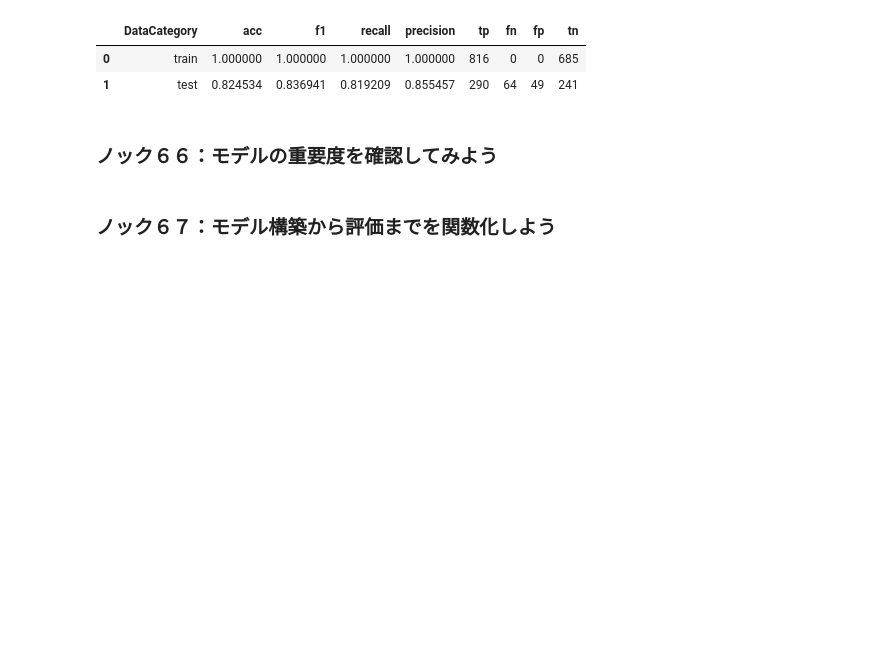
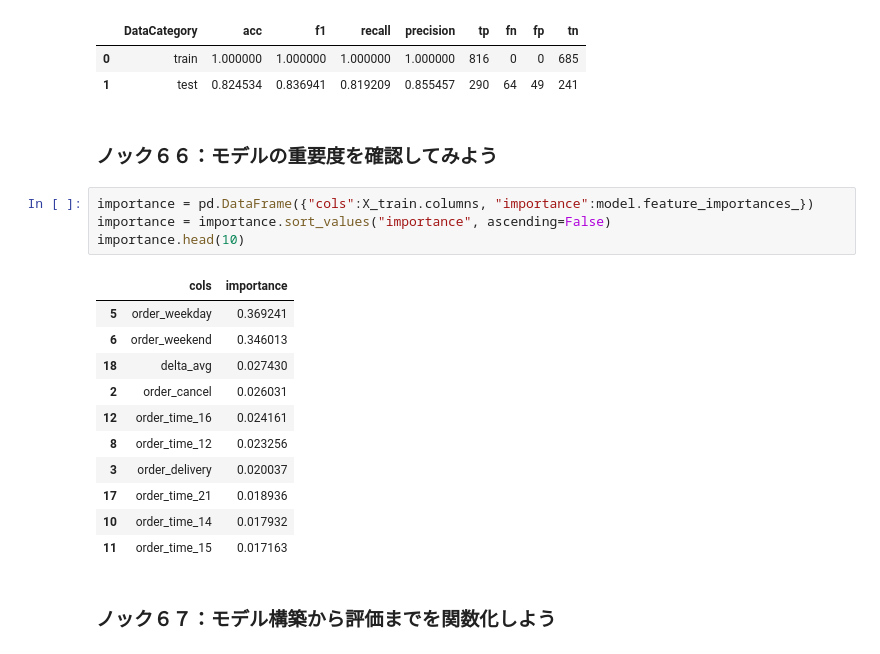
Before and after one commit to winuim/python-lm-system-100, a Jupyter notebook: chapter-7/chapter-7.ipynb, the cells around one changed output. Drawn from its saved outputs; the diff is of its cells as text; blank space fills up the shorter version.

```diff
--- a/chapter-7/chapter-7.ipynb
+++ b/chapter-7/chapter-7.ipynb
@@ -183,6 +183,22 @@ score
 | 1 | test | 0.824534 | 0.836941 | 0.819209 | 0.855457 | 290 | 64 | 49 | 241 |
 # %% [markdown]
 ### ノック６６：モデルの重要度を確認してみよう
+# %%
+importance = pd.DataFrame({"cols":X_train.columns, "importance":model.feature_importances_})
+importance = importance.sort_values("importance", ascending=False)
+importance.head(10)
+# %% [output]
+|  | cols | importance |
+| 5 | order_weekday | 0.369241 |
+| 6 | order_weekend | 0.346013 |
+| 18 | delta_avg | 0.027430 |
+| 2 | order_cancel | 0.026031 |
+| 12 | order_time_16 | 0.024161 |
+| 8 | order_time_12 | 0.023256 |
+| 3 | order_delivery | 0.020037 |
+| 17 | order_time_21 | 0.018936 |
+| 10 | order_time_14 | 0.017932 |
+| 11 | order_time_15 | 0.017163 |
 # %% [markdown]
 ### ノック６７：モデル構築から評価までを関数化しよう
 # %% [markdown]
```
